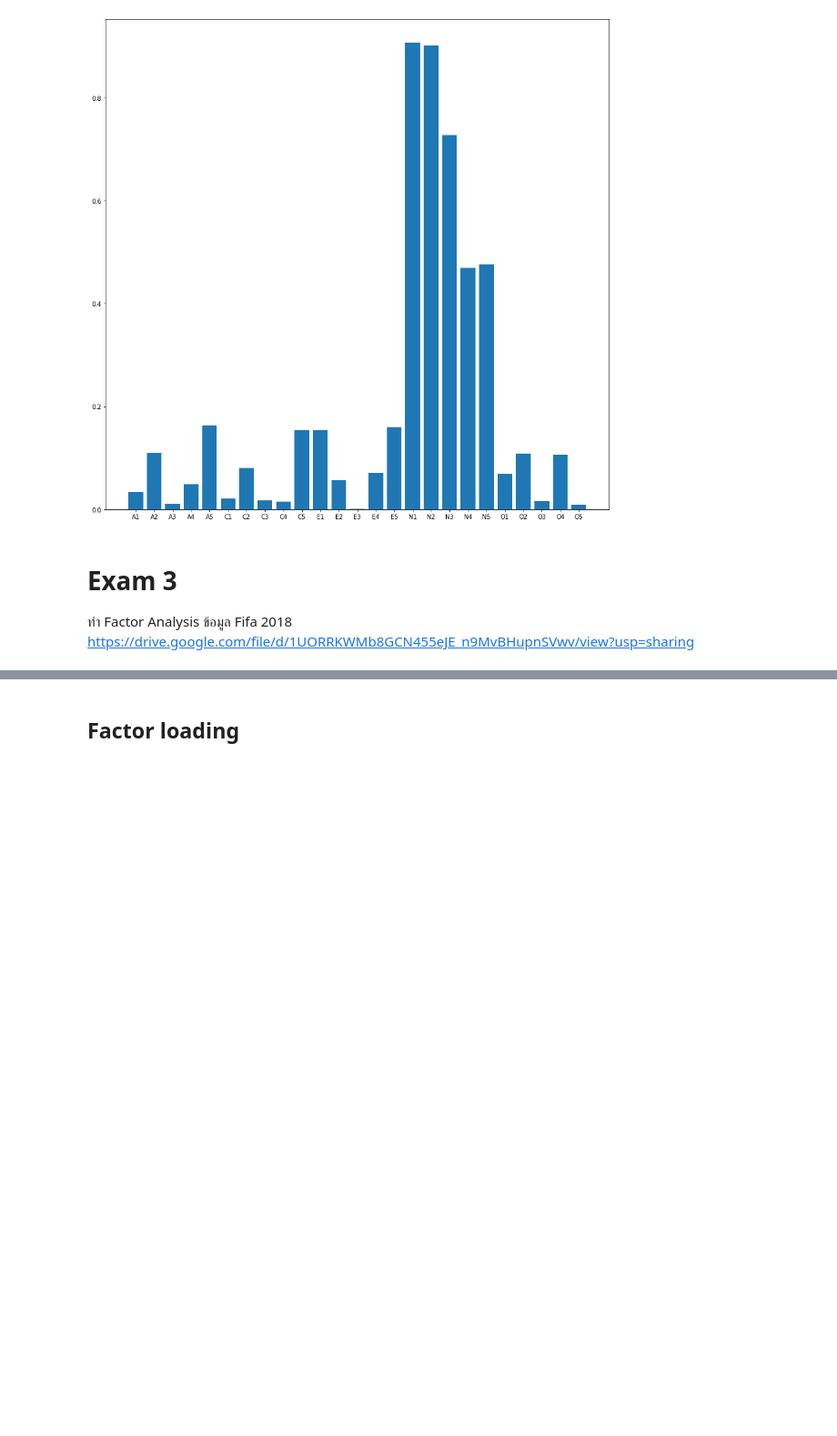
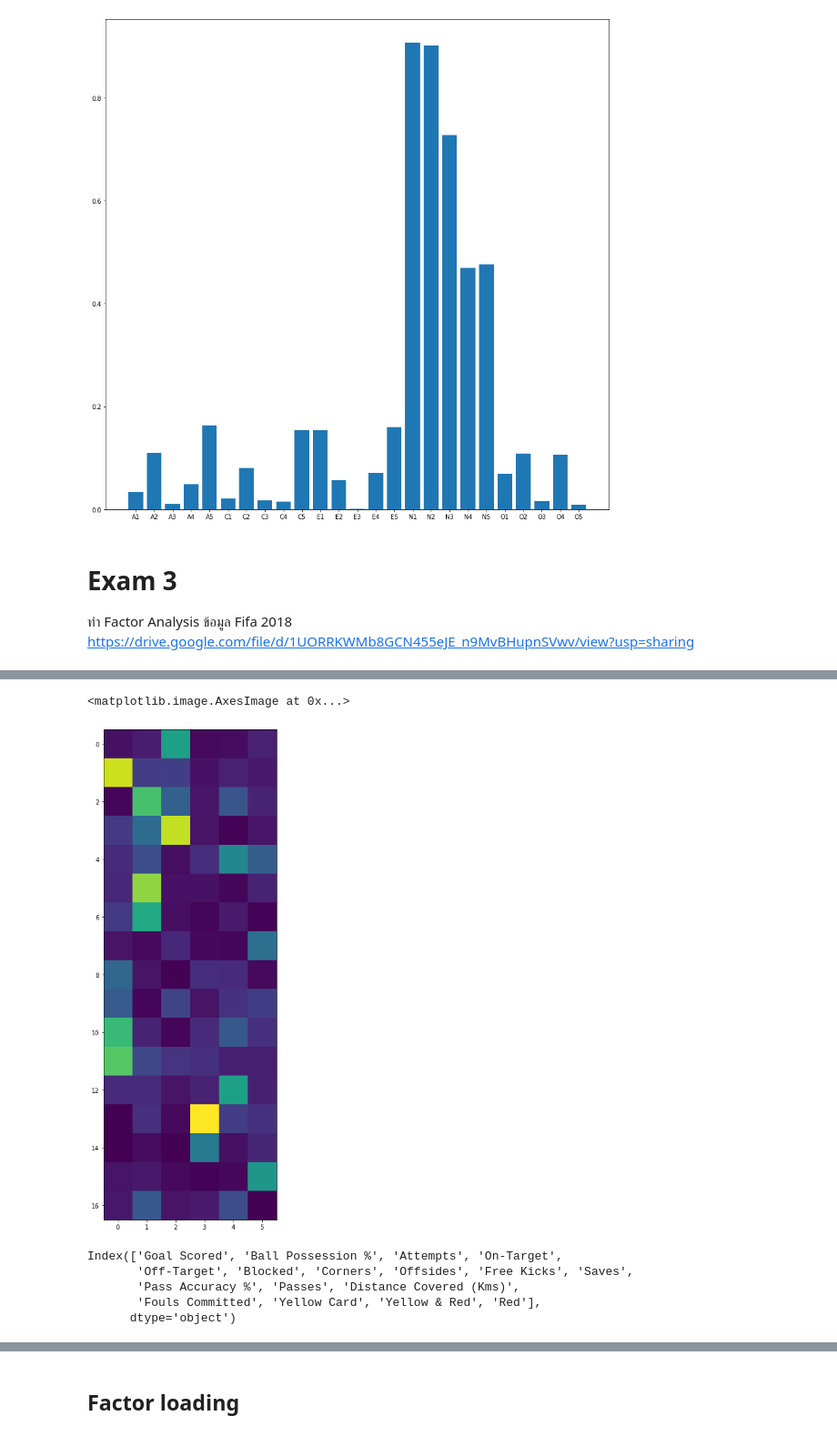
Before and after one commit to kittikhun62/Multivariate, a Jupyter notebook: Chapter_5_Factor_Analysis.ipynb, the cells around one changed output, grey strips where cells are left out. Shown at 91% size. Cells and saved outputs as stored; diff of their text form; code cells hidden in the pictures; blank space fills up the shorter version.

```diff
--- a/Chapter_5_Factor_Analysis.ipynb
+++ b/Chapter_5_Factor_Analysis.ipynb
@@ -220,3 +220,6 @@ plt.bar(range(25),np.absolute(fa2.loadings_[:,0]),tick_label=BFI_data_dropped.co
 
 ทำ Factor Analysis ข้อมูล Fifa 2018
 https://drive.google.com/file/d/1UORRKWMb8GCN455eJE_n9MvBHupnSVwv/view?usp=sharing
+# %%
+ex3 = pd.read_csv('/content/FIFA 2018 Statistics.csv')
+ex3
@@ -222,0 +343,4 @@ https://drive.google.com/file/d/1UORRKWMb8GCN455eJE_n9MvBHupnSVwv/view?usp=shari
+# %%
+from factor_analyzer import FactorAnalyzer
+ex3_fa2 = FactorAnalyzer(n_factors=6)
+ex3_data_fa2 = ex3_fa2.fit_transform(ex3_dropped)
@@ -222,0 +358,15 @@ https://drive.google.com/file/d/1UORRKWMb8GCN455eJE_n9MvBHupnSVwv/view?usp=shari
+# %%
+# martrix plot
+matplotlib.rcParams['figure.figsize']=[15,15]
+plt.imshow(np.absolute(ex3_fa2.loadings_))
+# %% [output]
+<matplotlib.image.AxesImage at 0x...>
+[figure, added]
+# %%
+ex3_dropped.columns
+# %% [output]
+Index(['Goal Scored', 'Ball Possession %', 'Attempts', 'On-Target',
+       'Off-Target', 'Blocked', 'Corners', 'Offsides', 'Free Kicks', 'Saves',
+       'Pass Accuracy %', 'Passes', 'Distance Covered (Kms)',
+       'Fouls Committed', 'Yellow Card', 'Yellow & Red', 'Red'],
+      dtype='object')
```
Also changed, not shown: parts of 24 cells of this notebook.
